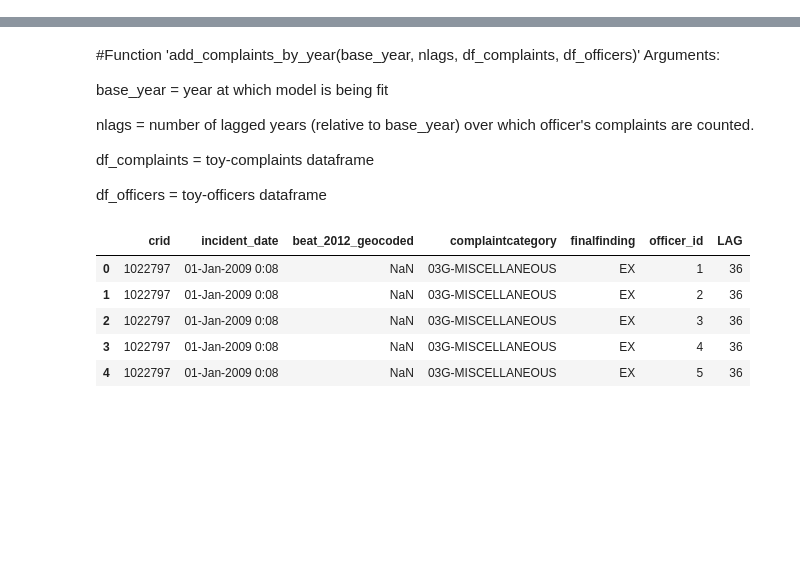
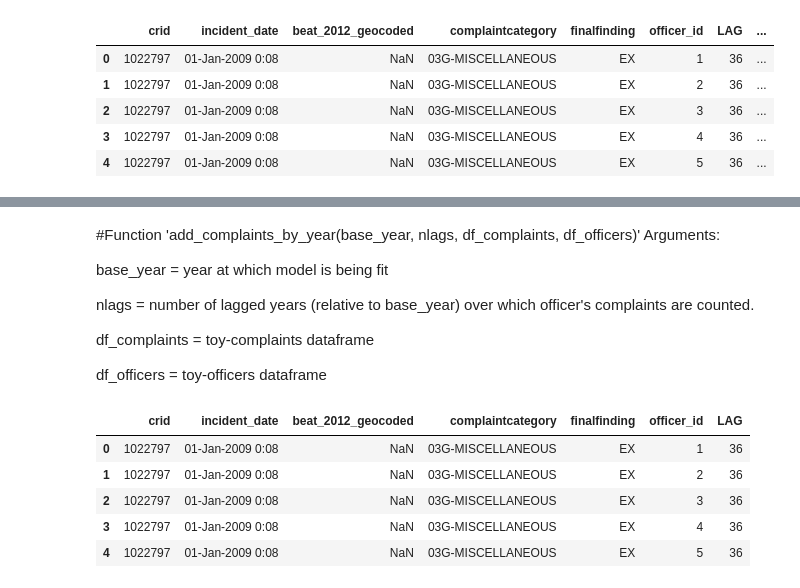
Before and after one commit to cmehta126/yinshack, a Jupyter notebook: identify_lag_from_start_date.ipynb, the cells around one changed output, grey strips where cells are left out. Drawn from its saved outputs; the diff is of its cells as text; code cells hidden in the pictures; blank space fills up the shorter version.

Commit message:
add to processing: function on complaint severity
Usage:

x = add_complaint_severity(complaints)

```diff
--- a/identify_lag_from_start_date.ipynb
+++ b/identify_lag_from_start_date.ipynb
@@ -30,15 +30,28 @@ def add_lag_to_complaints(df_complaints, scale_days, base_year, base_month, base
     df_complaints['LAG'] = df_complaints.LAG.apply(np.floor)
     df_complaints['LAG'] = df_complaints.LAG.apply(np.int)
     df_complaints = df_complaints[df_complaints.LAG >= 0]
+    return(df_complaints)
 
+def add_complaint_severity(df_complaints):
     # Identifying worst complaints.
     df_complaints['complaintcategory_short_name'] = df_complaints['complaintcategory'].str[0:3]
-
     # Identifying worst complaints.
     worst_complaints = ["01A","01B","01C","03E","04H","05A","05B","05C","05D","05E","05F","05G","05H","05J","05K","05L","05M","05N","05P","05Q","05T"]
     medium_complaints = ["04A","04B","04C","04D","04E","04F","04G","04J"]
     df_complaints['complaint_type'] = df_complaints.complaintcategory_short_name.apply(lambda x: 2 if x in worst_complaints else 1 if x in medium_complaints else 0)
+    df_complaints.drop('complaintcategory_short_name', axis=1, inplace=True)
     return(df_complaints)
+# %%
+# Add lag to complaints data frame.
+x = add_complaint_severity(complaints)
+x.head()
+# %% [output]
+|  | crid | incident_date | beat_2012_geocoded | complaintcategory | finalfinding | officer_id | LAG | ... |
+| 0 | 1022797 | 01-Jan-2009 0:08 | NaN | 03G-MISCELLANEOUS | EX | 1 | 36 | ... |
+| 1 | 1022797 | 01-Jan-2009 0:08 | NaN | 03G-MISCELLANEOUS | EX | 2 | 36 | ... |
+| 2 | 1022797 | 01-Jan-2009 0:08 | NaN | 03G-MISCELLANEOUS | EX | 3 | 36 | ... |
+| 3 | 1022797 | 01-Jan-2009 0:08 | NaN | 03G-MISCELLANEOUS | EX | 4 | 36 | ... |
+| 4 | 1022797 | 01-Jan-2009 0:08 | NaN | 03G-MISCELLANEOUS | EX | 5 | 36 | ... |
 # %%
 # Add lag to complaints data frame.
 x = add_lag_to_complaints(complaints, 30, 2012, 1, 1)
```
Also changed, not shown: parts of 1 cell of this notebook, 1 other file.
